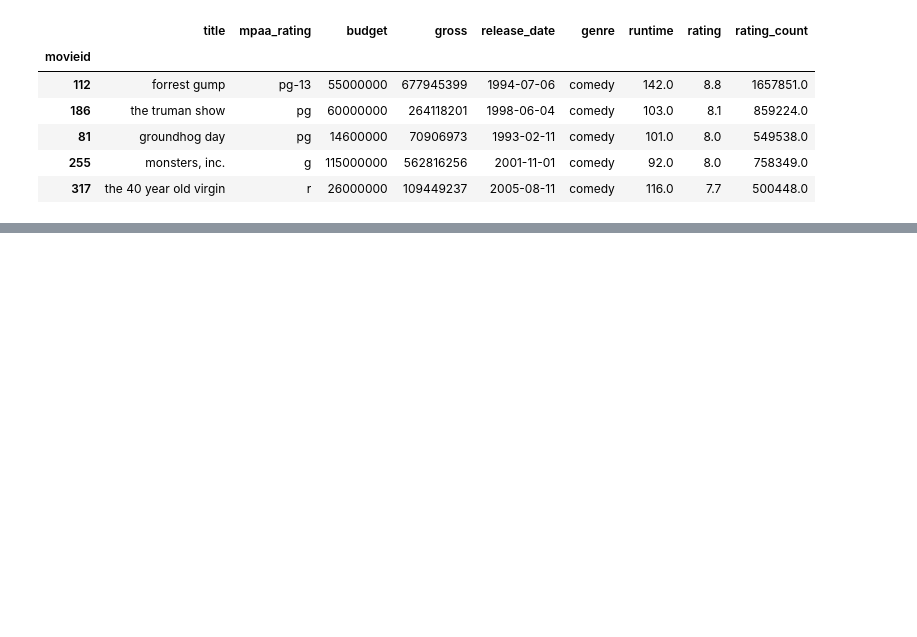
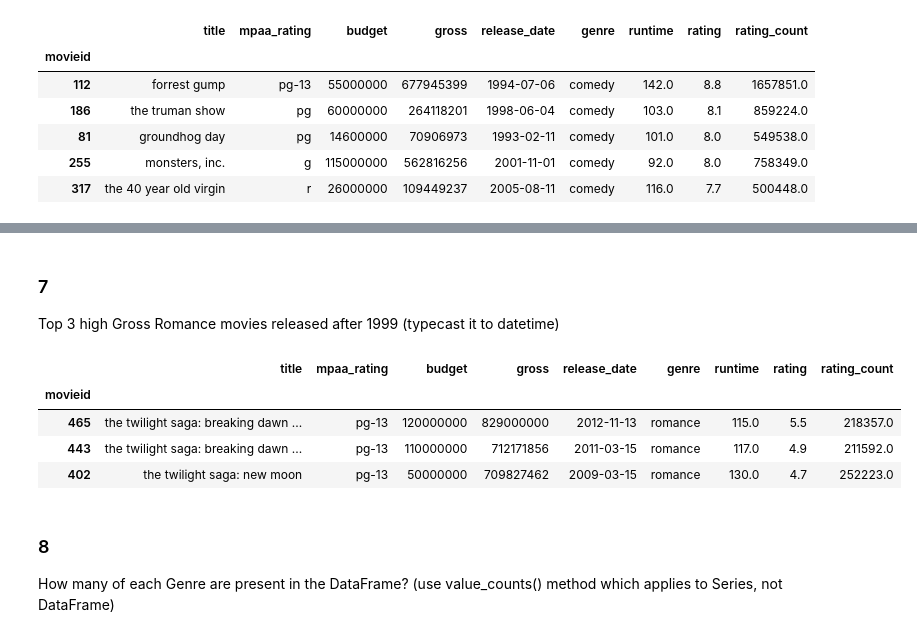
Before and after one commit to olemir/python-exercises, a Jupyter notebook: exercises-EDA.ipynb, the cells around one changed output, grey strips where cells are left out. Cells and saved outputs as stored; diff of their text form; code cells hidden in the pictures; blank space fills up the shorter version.

```diff
--- a/exercises-EDA.ipynb
+++ b/exercises-EDA.ipynb
@@ -351,0 +354,14 @@ Which Genre is most favoured?
+# %% [markdown]
+### 7
+Top 3 high Gross Romance movies released after 1999 (typecast it to datetime)
+# %%
+movies[(movies.genre == 'romance') & (movies.release_date>=pd.to_datetime('01.01.1999'))].sort_values('gross', ascending=False).head(3)
+# %% [output]
+|  | title | mpaa_rating | budget | gross | release_date | genre | runtime | rating | rating_count |
+| movieid |  |  |  |  |  |  |  |  |  |
+| 465 | the twilight saga: breaking dawn ... | pg-13 | 120000000 | 829000000 | 2012-11-13 | romance | 115.0 | 5.5 | 218357.0 |
+| 443 | the twilight saga: breaking dawn ... | pg-13 | 110000000 | 712171856 | 2011-03-15 | romance | 117.0 | 4.9 | 211592.0 |
+| 402 | the twilight saga: new moon | pg-13 | 50000000 | 709827462 | 2009-03-15 | romance | 130.0 | 4.7 | 252223.0 |
+# %% [markdown]
+### 8
+How many of each Genre are present in the DataFrame? (use value_counts() method which applies to Series, not DataFrame)
```
Also changed, not shown: parts of 25 cells of this notebook.
